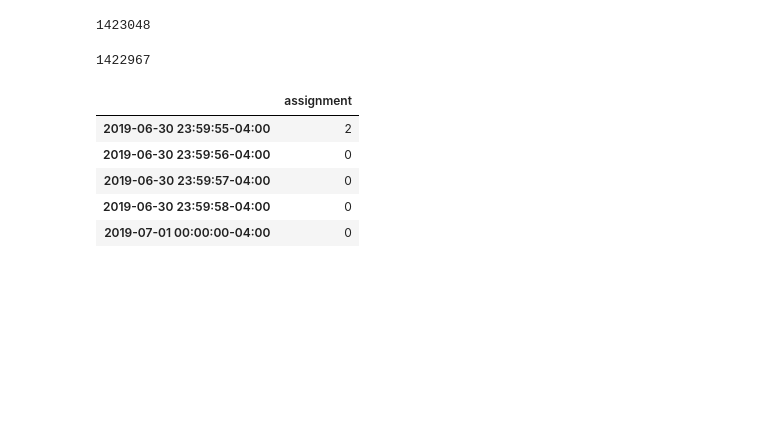
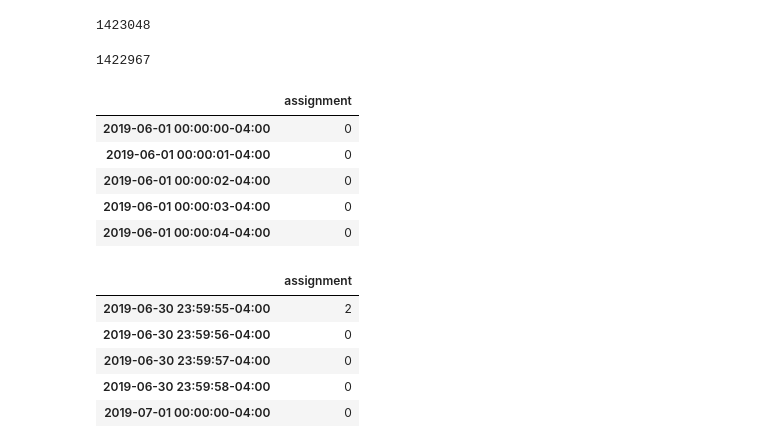
Before and after one commit to marin-hyatt/public-redhook-analysis, a Jupyter notebook: Truck_Analysis.ipynb, the cells around one changed output. Cells and saved outputs as stored; diff of their text form; code cells hidden in the pictures; blank space fills up the shorter version.

```diff
--- a/Truck_Analysis.ipynb
+++ b/Truck_Analysis.ipynb
@@ -723,6 +723,15 @@ complete_assignments_df = removed_assignments_df.reindex(tz_seconds_complete, ax
 # %%
 complete_assignments_df = complete_assignments_df.replace(truck_clusters, 1)
 complete_assignments_df = complete_assignments_df.replace(range(2,64), 2)
+# %%
+complete_assignments_df.head()
+# %% [output]
+|  | assignment |
+| 2019-06-01 00:00:00-04:00 | 0 |
+| 2019-06-01 00:00:01-04:00 | 0 |
+| 2019-06-01 00:00:02-04:00 | 0 |
+| 2019-06-01 00:00:03-04:00 | 0 |
+| 2019-06-01 00:00:04-04:00 | 0 |
 # %%
 complete_assignments_df.tail()
 # %% [output]
```
Also changed, not shown: parts of 5 cells of this notebook, 2 other files.
